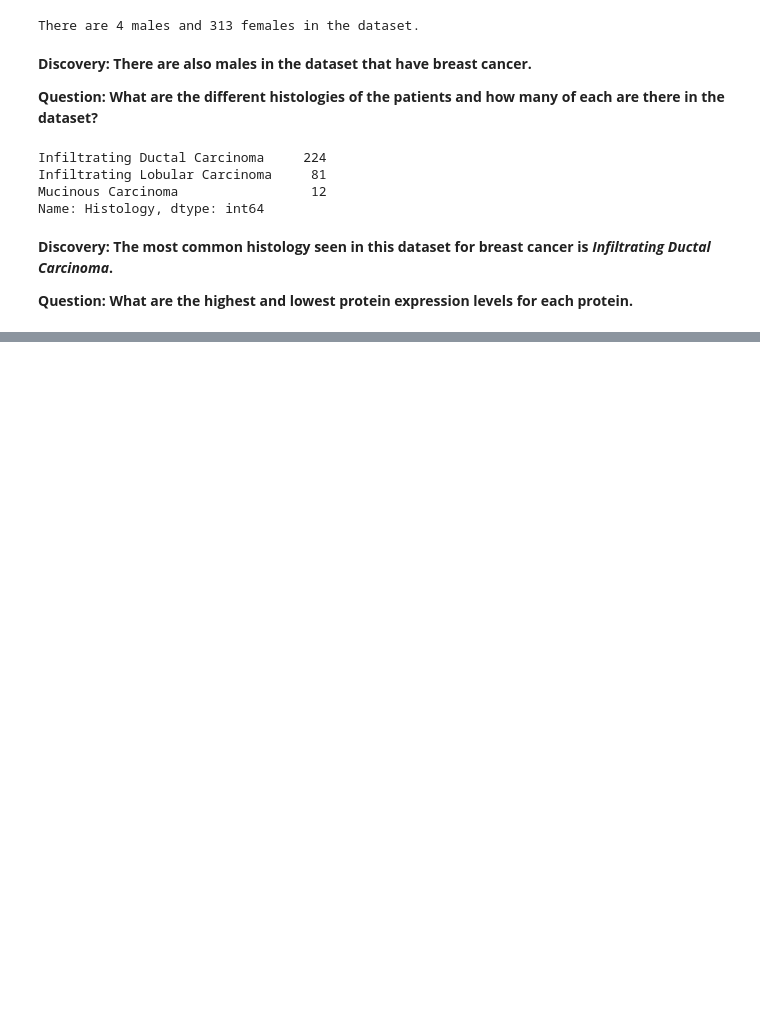
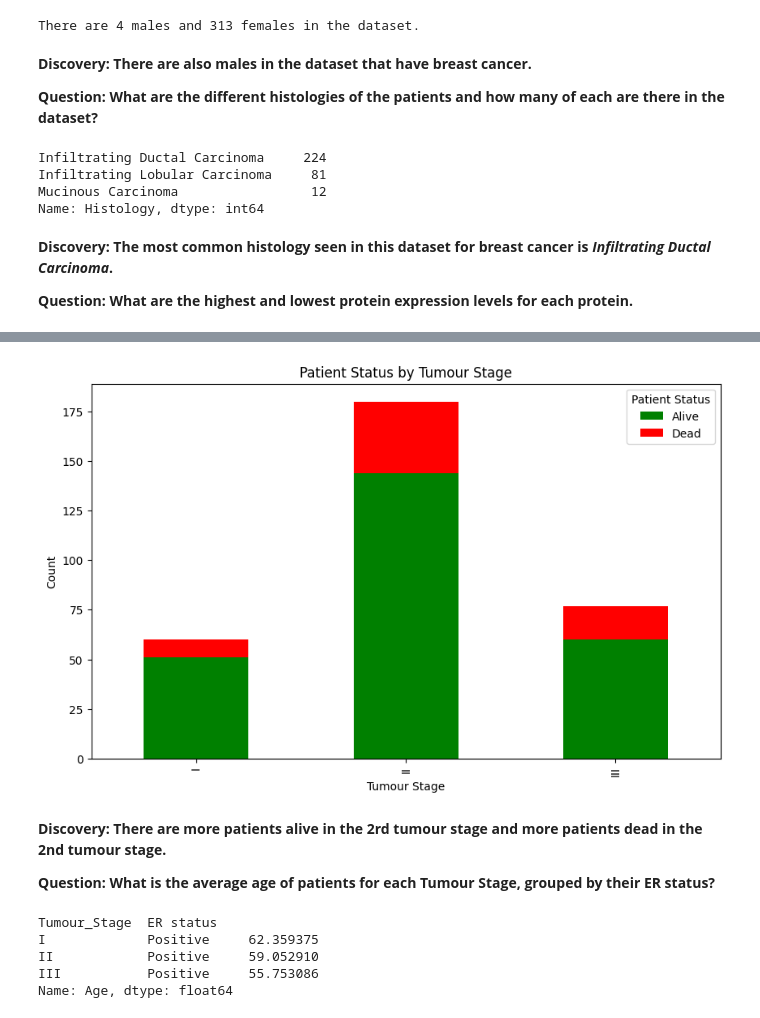
Before and after one commit to spusuluri/Data-Science-Projects, a Jupyter notebook: Project_1_Breast_Cancer/BRCA_data_exploration.ipynb, the cells around one changed output, grey strips where cells are left out. Drawn from its saved outputs; the diff is of its cells as text; code cells hidden in the pictures; blank space fills up the shorter version.

```diff
--- a/Project_1_Breast_Cancer/BRCA_data_exploration.ipynb
+++ b/Project_1_Breast_Cancer/BRCA_data_exploration.ipynb
@@ -110,0 +172,23 @@ Name: Histology, dtype: int64
+# %%
+# Graphing a stacked bar graph
+cross_tab.plot(kind='bar', stacked=True, color=['green', 'red'], figsize=(10, 6))
+plt.title('Patient Status by Tumour Stage')
+plt.xlabel('Tumour Stage')
+plt.ylabel('Count')
+plt.legend(title='Patient Status', loc='upper right', labels=['Alive', 'Dead'])
+plt.show()
+# %% [output]
+[figure, added]
+# %% [markdown]
+**Discovery: There are more patients alive in the 2rd tumour stage and more patients dead in the 2nd tumour stage.**
+
+**Question: What is the average age of patients for each Tumour Stage, grouped by their ER status?**
+# %%
+avg_age_by_er_status = df.groupby(['Tumour_Stage', 'ER status'])['Age'].mean()
+avg_age_by_er_status
+# %% [output]
+Tumour_Stage  ER status
+I             Positive     62.359375
+II            Positive     59.052910
+III           Positive     55.753086
+Name: Age, dtype: float64
```
Also changed, not shown: parts of 24 cells of this notebook, 1 other file.
